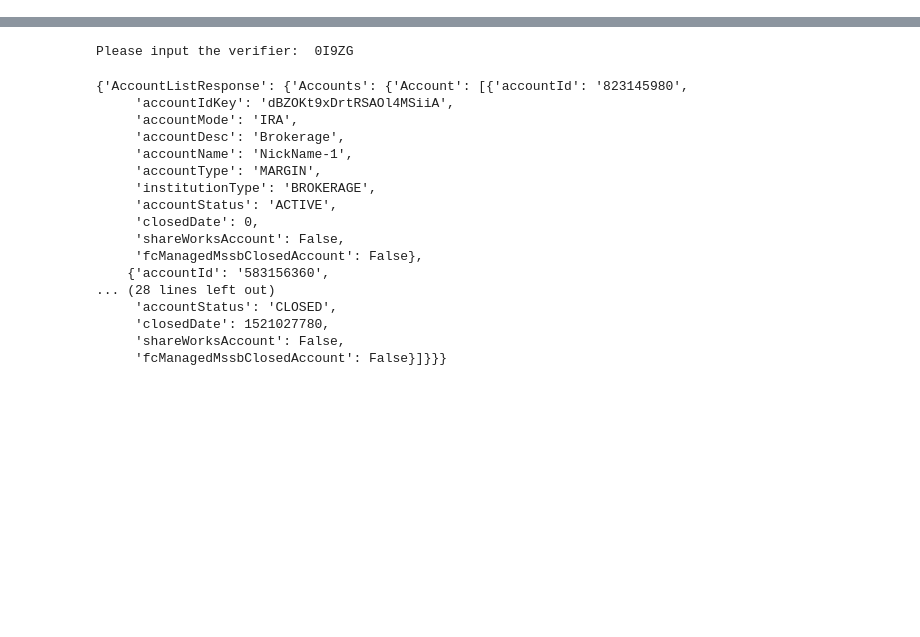
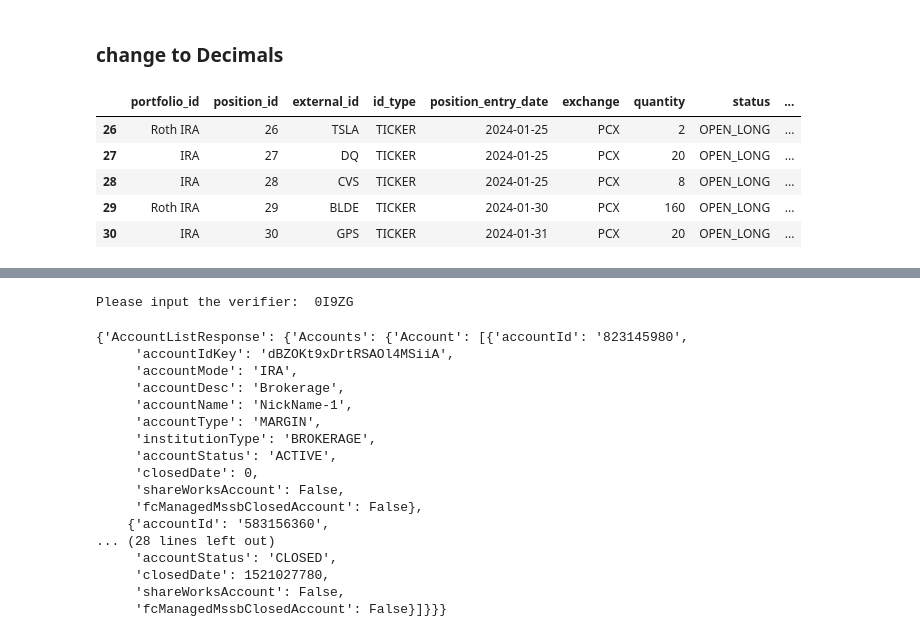
Before and after one commit to mirthbottle/trader_buddy, a Jupyter notebook: jupyter-notebooks/etrade_api.ipynb, the cells around one changed output, grey strips where cells are left out. Drawn from its saved outputs; the diff is of its cells as text; code cells hidden in the pictures; blank space fills up the shorter version.

Commit message:
Decimal outputs to BigQuery as numeric

```diff
--- a/jupyter-notebooks/etrade_api.ipynb
+++ b/jupyter-notebooks/etrade_api.ipynb
@@ -24,0 +32,4 @@ rows
+# %%
+p_sample.loc[:, "recognized_gain"] = 1.2-1
+# %%
+p_sample.loc[:, "recognized_gain"] = 0.2
@@ -24,0 +50,2 @@ rows
+# %% [markdown]
+### change to Decimals
@@ -24,0 +54,15 @@ rows
+# %%
+p_sample.loc[:, "position_entry_price"] = p_sample["position_entry_price"].apply(
+    lambda p: Decimal(str(round(p, 6))))
+# %%
+p_sample.loc[:, "position_exit_price"] = p_sample["position_exit_price"].apply(
+    lambda p: Decimal(str(round(p, 6))))
+# %%
+p_sample.tail()
+# %% [output]
+|  | portfolio_id | position_id | external_id | id_type | position_entry_date | exchange | quantity | status | ... |
+| 26 | Roth IRA | 26 | TSLA | TICKER | 2024-01-25 | PCX | 2 | OPEN_LONG | ... |
+| 27 | IRA | 27 | DQ | TICKER | 2024-01-25 | PCX | 20 | OPEN_LONG | ... |
+| 28 | IRA | 28 | CVS | TICKER | 2024-01-25 | PCX | 8 | OPEN_LONG | ... |
+| 29 | Roth IRA | 29 | BLDE | TICKER | 2024-01-30 | PCX | 160 | OPEN_LONG | ... |
+| 30 | IRA | 30 | GPS | TICKER | 2024-01-31 | PCX | 20 | OPEN_LONG | ... |
```
Also changed, not shown: parts of 21 cells of this notebook, 2 other files.
